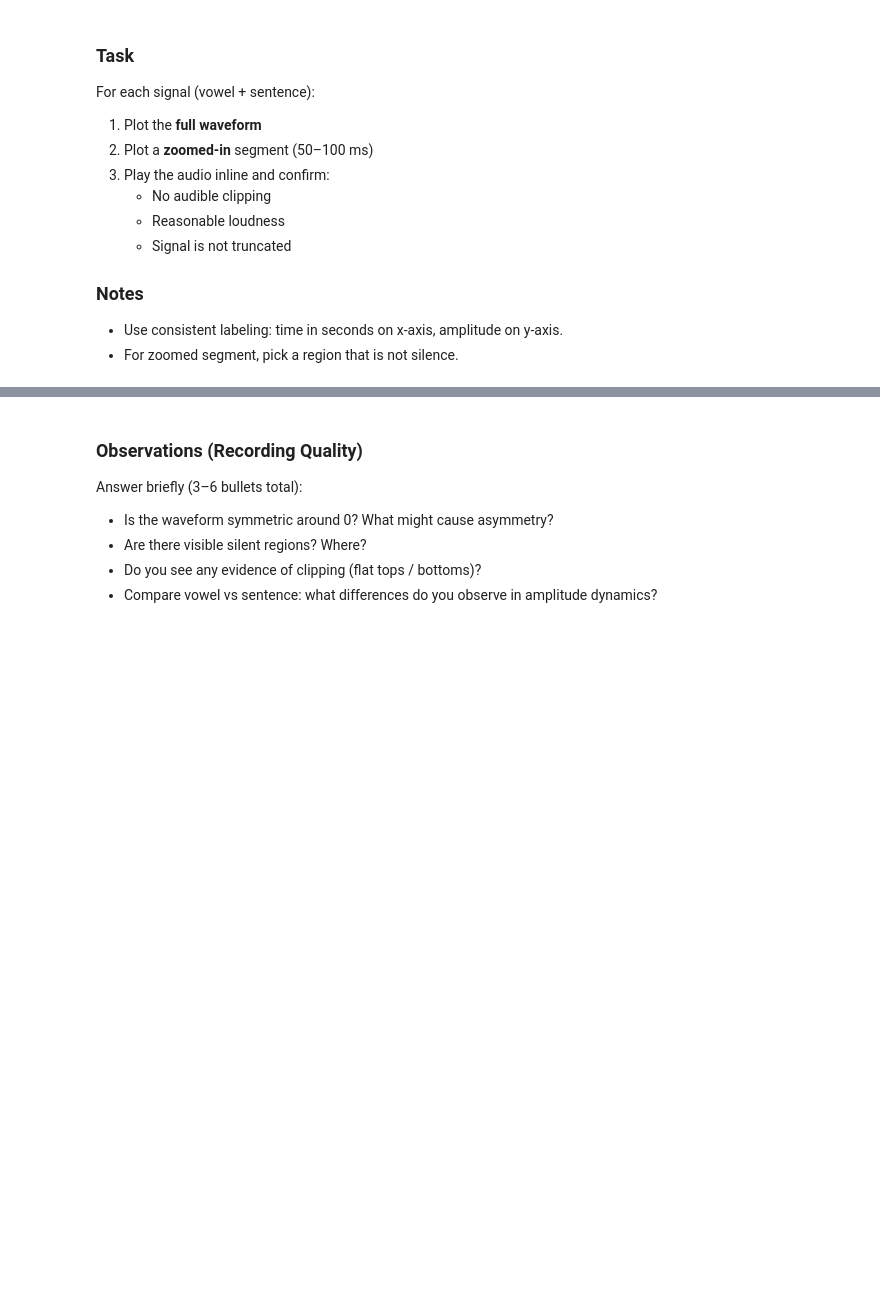
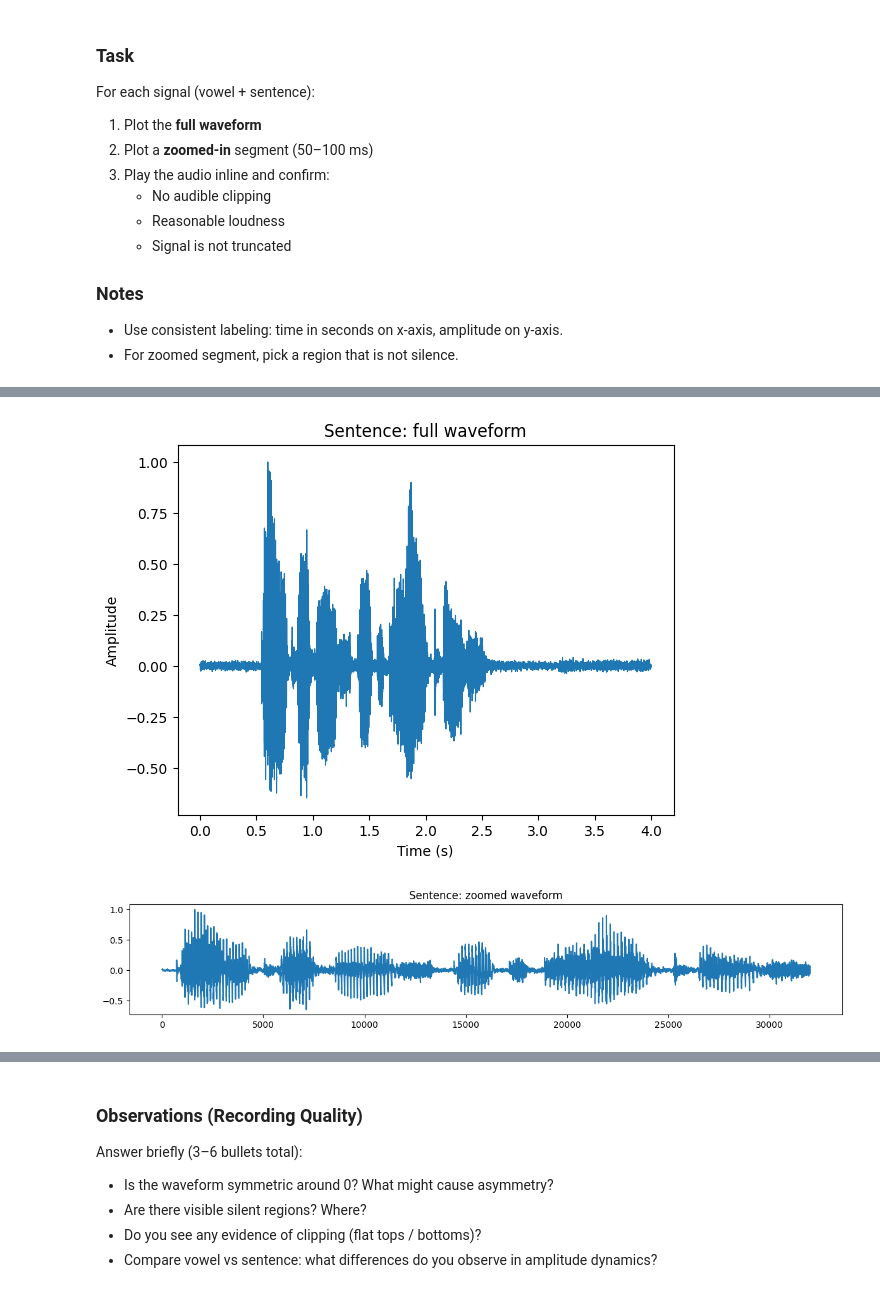
Before and after one commit to kkodachi/ee519-HW1, a Jupyter notebook: HW1_Notebook1_Recording_Sampling_Quantization.ipynb, the cells around one changed output, grey strips where cells are left out. Saved outputs shown, nothing was run; the diff lists cells and outputs as text; code cells hidden in the pictures; blank space fills up the shorter version.

```diff
--- a/HW1_Notebook1_Recording_Sampling_Quantization.ipynb
+++ b/HW1_Notebook1_Recording_Sampling_Quantization.ipynb
@@ -172,5 +229,12 @@ def play_audio(x, fs):
 # %%
 # TODO: Plot and play sentence
 # plot_waveform(x_sentence, fs_sentence, "Sentence: full waveform")
 # plot_waveform(x_sentence, fs_sentence, "Sentence: zoomed waveform", tlim=(..., ...))
 # play_audio(x_sentence, fs_sentence)
+
+plot_waveform(x_sentence,fs_sentence,"Sentence: full waveform")
+select_zoom_region(x_sentence,fs_sentence,0.5,2000,"Sentence: zoomed waveform")
+play_audio(x_sentence,fs_sentence)
+# %% [output]
+[figure, added]
+[figure, added]
```
Also changed, not shown: parts of 10 cells of this notebook, 3 other files.
